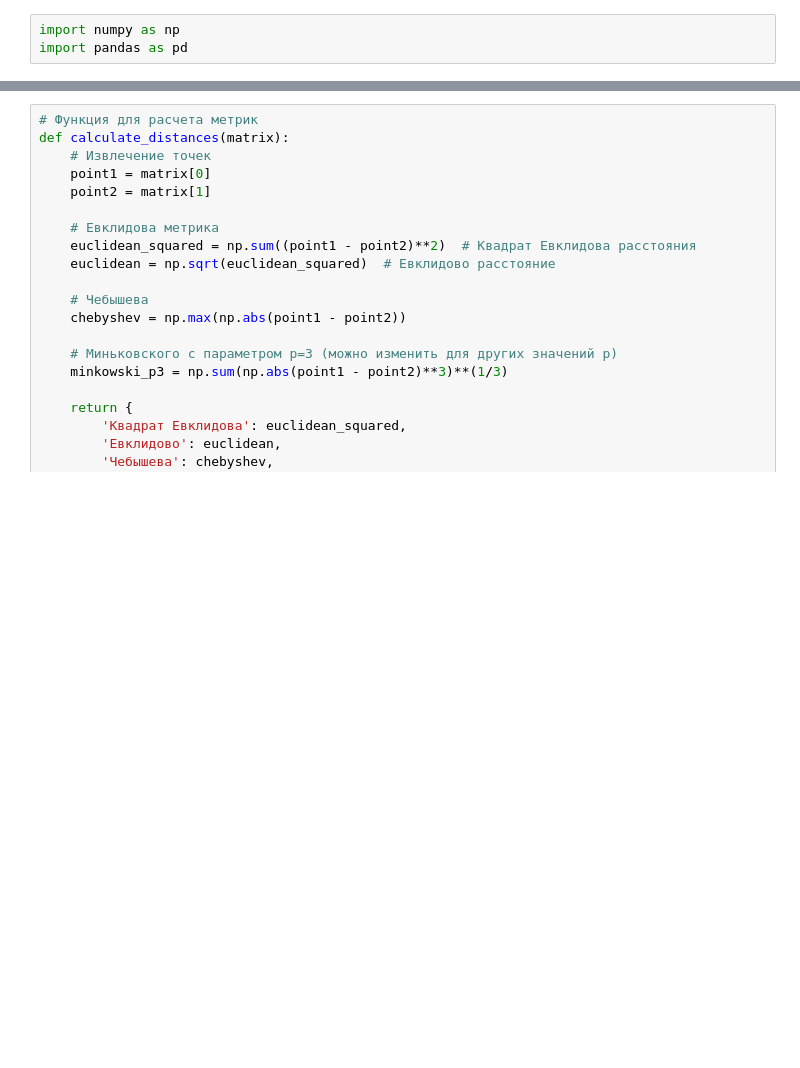
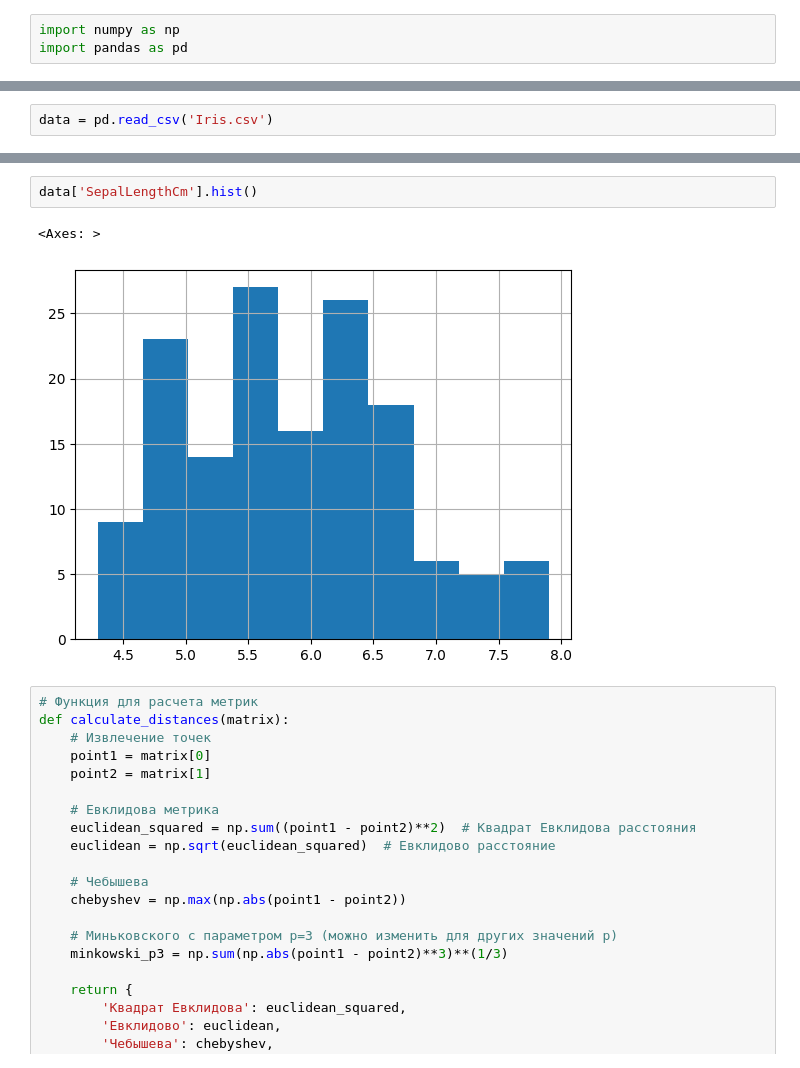
Before and after one commit to kurkur19/Intelligent_Data_Analysis_Al_Khmuz_BS_25, a Jupyter notebook: Вступ_до_ІАД_БС_25_Аль_Хмуз_КП_№1.ipynb, the cells around one changed output, grey strips where cells are left out. Cells and saved outputs as stored; diff of their text form; blank space fills up the shorter version.

```diff
--- a/Вступ_до_ІАД_БС_25_Аль_Хмуз_КП_№1.ipynb
+++ b/Вступ_до_ІАД_БС_25_Аль_Хмуз_КП_№1.ipynb
@@ -5,0 +12,2 @@ import pandas as pd
+# %%
+data = pd.read_csv('Iris.csv')
@@ -6,3 +25,8 @@ import pandas as pd
+# %%
+data['SepalLengthCm'].hist()
+# %% [output]
+<Axes: >
+[figure, added]
 # %%
 # Функция для расчета метрик
 def calculate_distances(matrix):
```
Also changed, not shown: parts of 2 cells of this notebook.
